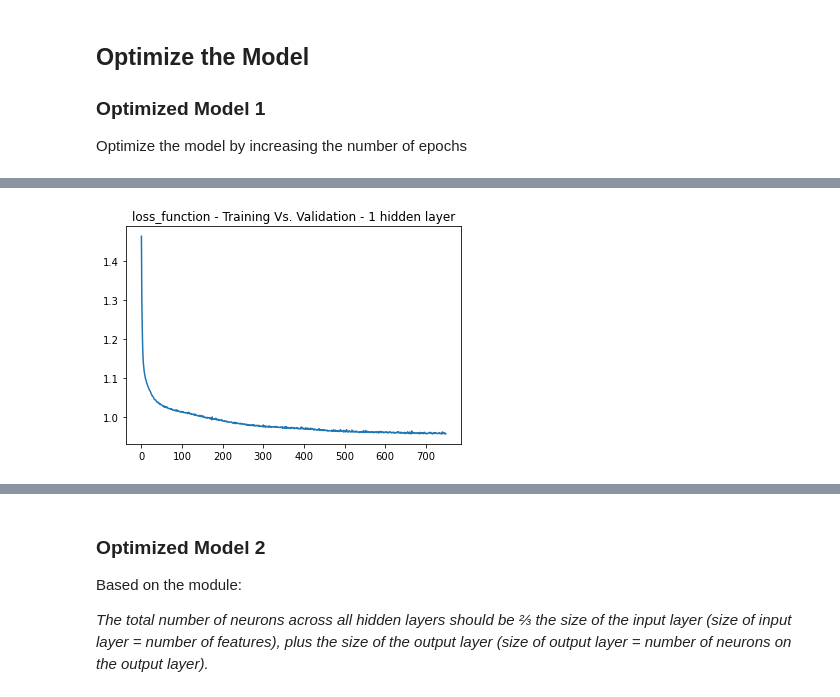
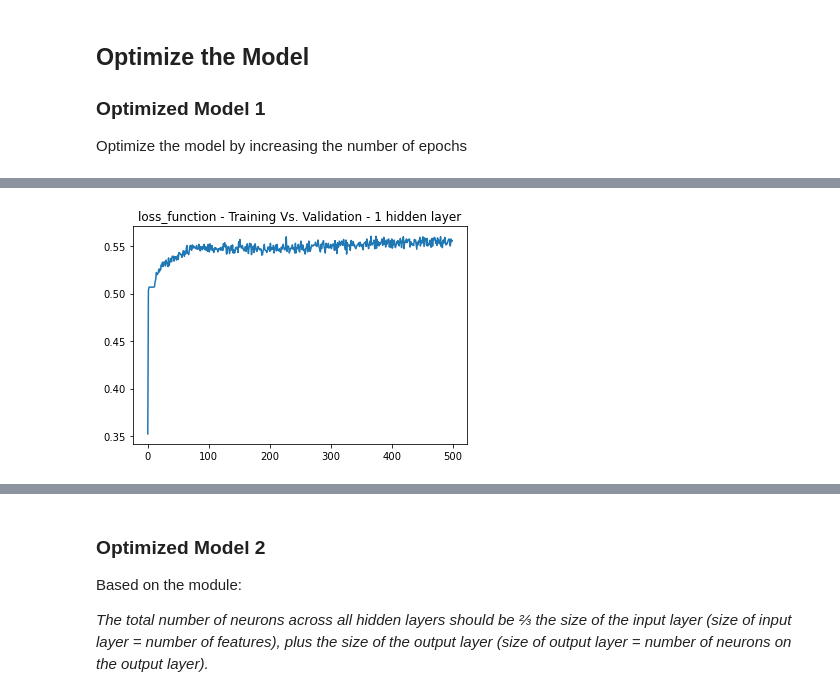
Before and after one commit to Rishi-Prasadha/MLB_ML_Pitching_Prediction, a Jupyter notebook: rishi/starter.ipynb, the cells around one changed output, grey strips where cells are left out. Cells and saved outputs as stored; diff of their text form; code cells hidden in the pictures.

```diff
--- a/rishi/starter.ipynb
+++ b/rishi/starter.ipynb
@@ -337,5 +383,5 @@ None
 # %%
 # Fit the data to the model
 
-model_v1 = nn_v1.fit(X_train, y_train, epochs=750)
+model_v1 = nn_v1.fit(X_train, y_train, epochs=500)
 # %% [output]
@@ -359,10 +413,10 @@ Epoch 750/750
 # %%
-# Plot the loss over epochs
+# Plot the accuracy over epochs
 
-plt.plot(model_v1.history["loss"])
+plt.plot(model_v1.history["accuracy"])
 plt.title("loss_function - Training Vs. Validation - 1 hidden layer")
 #plt.legend(["train", "test"])
 plt.show()
 # %% [output]
-[figure, old version]
+[figure, new version]
 # %%
```
Also changed, not shown: parts of 16 cells of this notebook.
